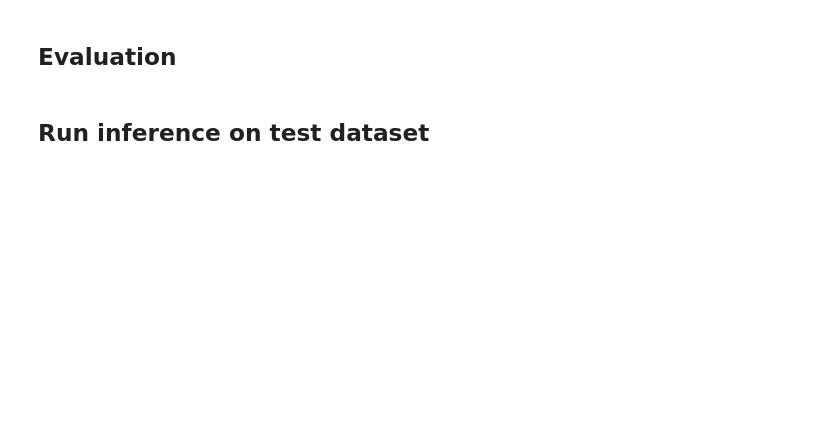
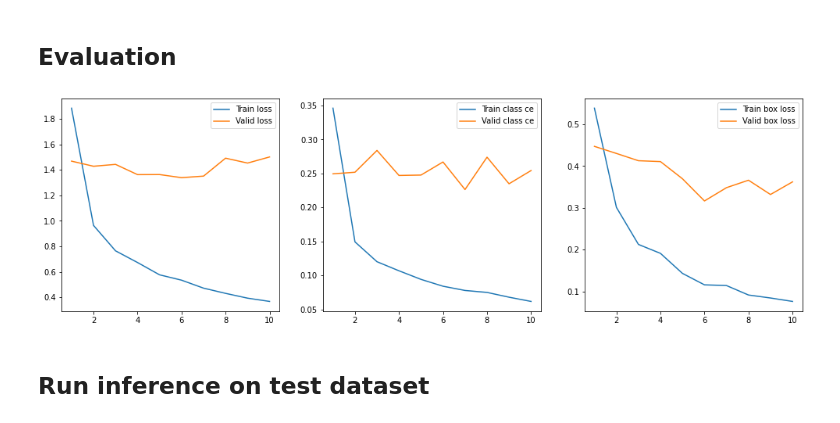
Before and after one commit to magicmercedes/maskrcnn-ppe-detection, a Jupyter notebook: colab_ppe_detection_train.ipynb, the cells around one changed output. Drawn from its saved outputs; the diff is of its cells as text; code cells hidden in the pictures; blank space fills up the shorter version.

```diff
--- a/colab_ppe_detection_train.ipynb
+++ b/colab_ppe_detection_train.ipynb
@@ -231,24 +263,26 @@ box_ind is deprecated, use box_indices instead
 # %% [markdown]
 ## Evaluation
 # %%
-epochs = range(1,len(next(iter(new_history.values())))+1)
-pd.DataFrame(new_history, index=epochs)
+epochs = range(1,len(next(iter(history.values())))+1)
+pd.DataFrame(history, index=epochs)
 
 plt.figure(figsize=(17,5))
 
 plt.subplot(131)
-plt.plot(epochs, new_history["loss"], label="Train loss")
-plt.plot(epochs, new_history["val_loss"], label="Valid loss")
+plt.plot(epochs, history["loss"], label="Train loss")
+plt.plot(epochs, history["val_loss"], label="Valid loss")
 plt.legend()
 plt.subplot(132)
-plt.plot(epochs, new_history["mrcnn_class_loss"], label="Train class ce")
-plt.plot(epochs, new_history["val_mrcnn_class_loss"], label="Valid class ce")
+plt.plot(epochs, history["mrcnn_class_loss"], label="Train class ce")
+plt.plot(epochs, history["val_mrcnn_class_loss"], label="Valid class ce")
 plt.legend()
 plt.subplot(133)
-plt.plot(epochs, new_history["mrcnn_bbox_loss"], label="Train box loss")
-plt.plot(epochs, new_history["val_mrcnn_bbox_loss"], label="Valid box loss")
+plt.plot(epochs, history["mrcnn_bbox_loss"], label="Train box loss")
+plt.plot(epochs, history["val_mrcnn_bbox_loss"], label="Valid box loss")
 plt.legend()
 
 plt.show()
+# %% [output]
+[figure, added]
 # %% [markdown]
 ## Run inference on test dataset
```
Also changed, not shown: parts of 18 cells of this notebook.
